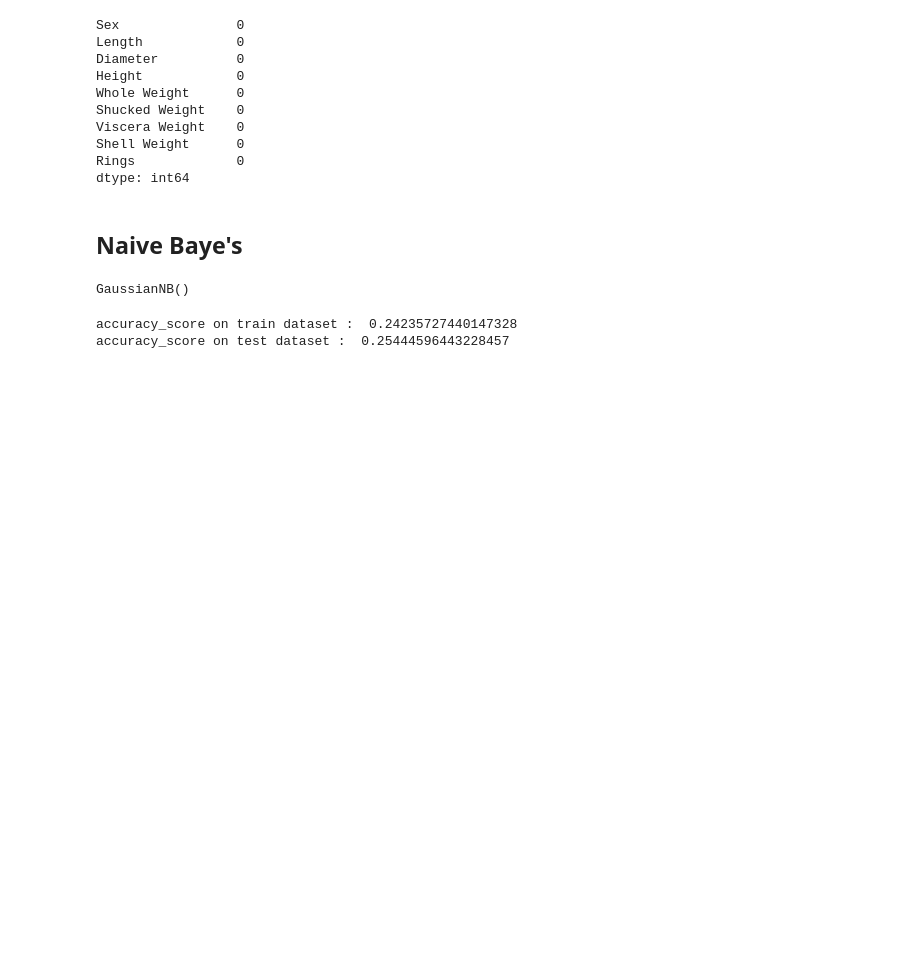
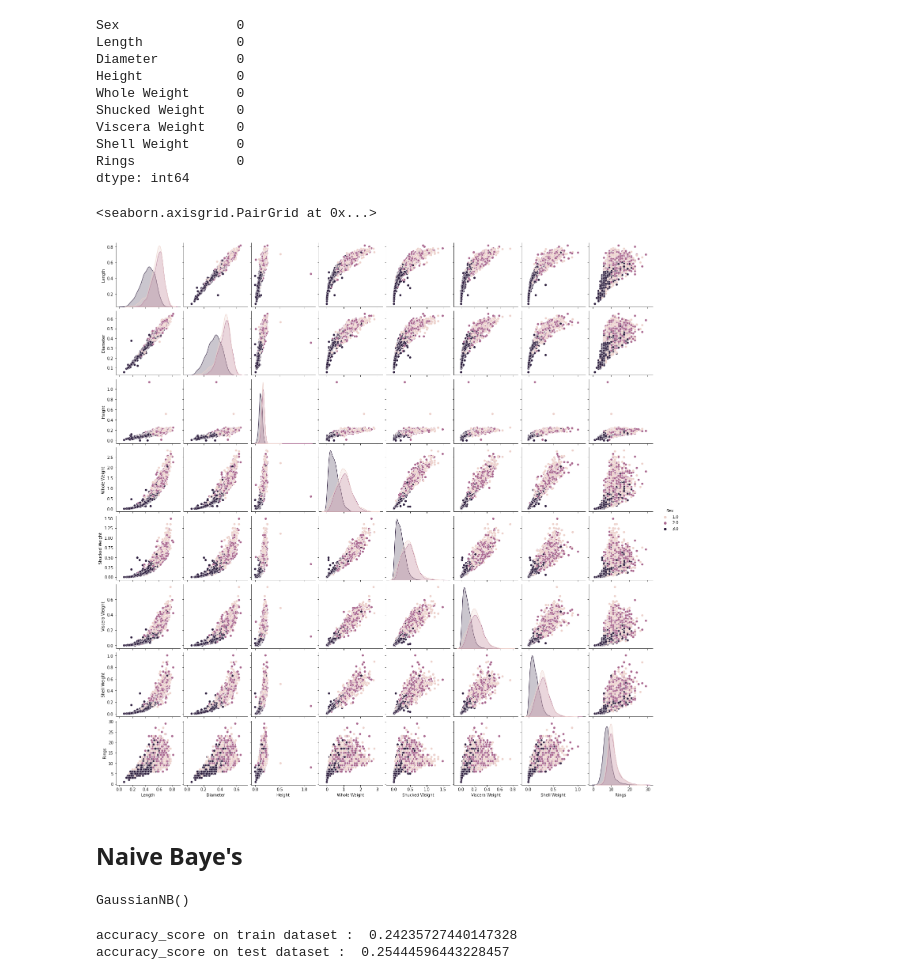
Before and after one commit to Skywalker-19/DS_Honors, a Jupyter notebook: SEM5/A5/A5.ipynb, the cells around one changed output. Saved outputs shown, nothing was run; the diff lists cells and outputs as text; code cells hidden in the pictures; blank space fills up the shorter version.

```diff
--- a/SEM5/A5/A5.ipynb
+++ b/SEM5/A5/A5.ipynb
@@ -132,6 +132,11 @@ Viscera Weight    0
 Shell Weight      0
 Rings             0
 dtype: int64
+# %%
+sns.pairplot(data=df,hue='Sex')
+# %% [output]
+<seaborn.axisgrid.PairGrid at 0x...>
+[figure, added]
 # %%
 y = df['Rings']
 x = df.drop('Rings',axis= 1)
```
Also changed, not shown: parts of 7 cells of this notebook.
